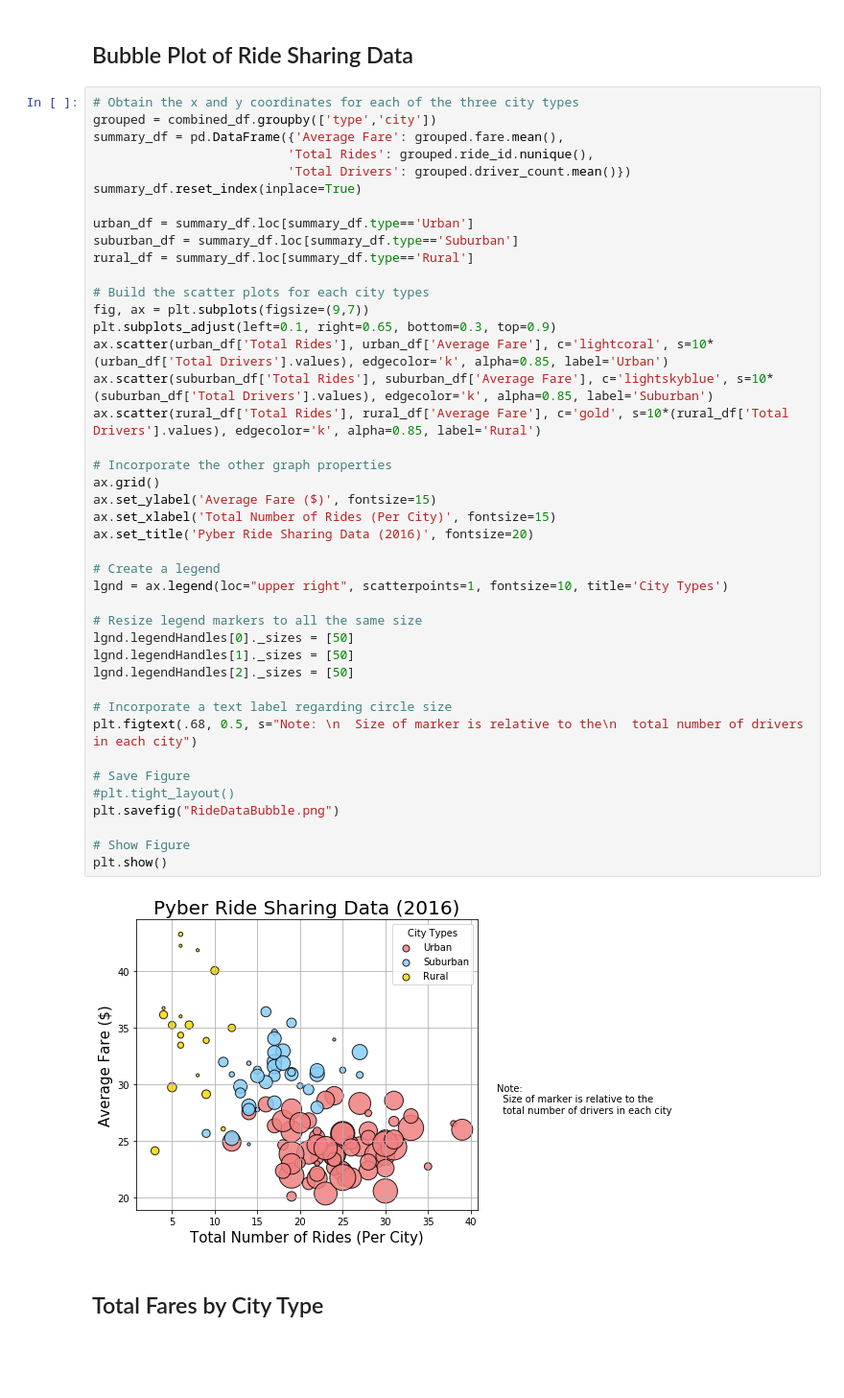
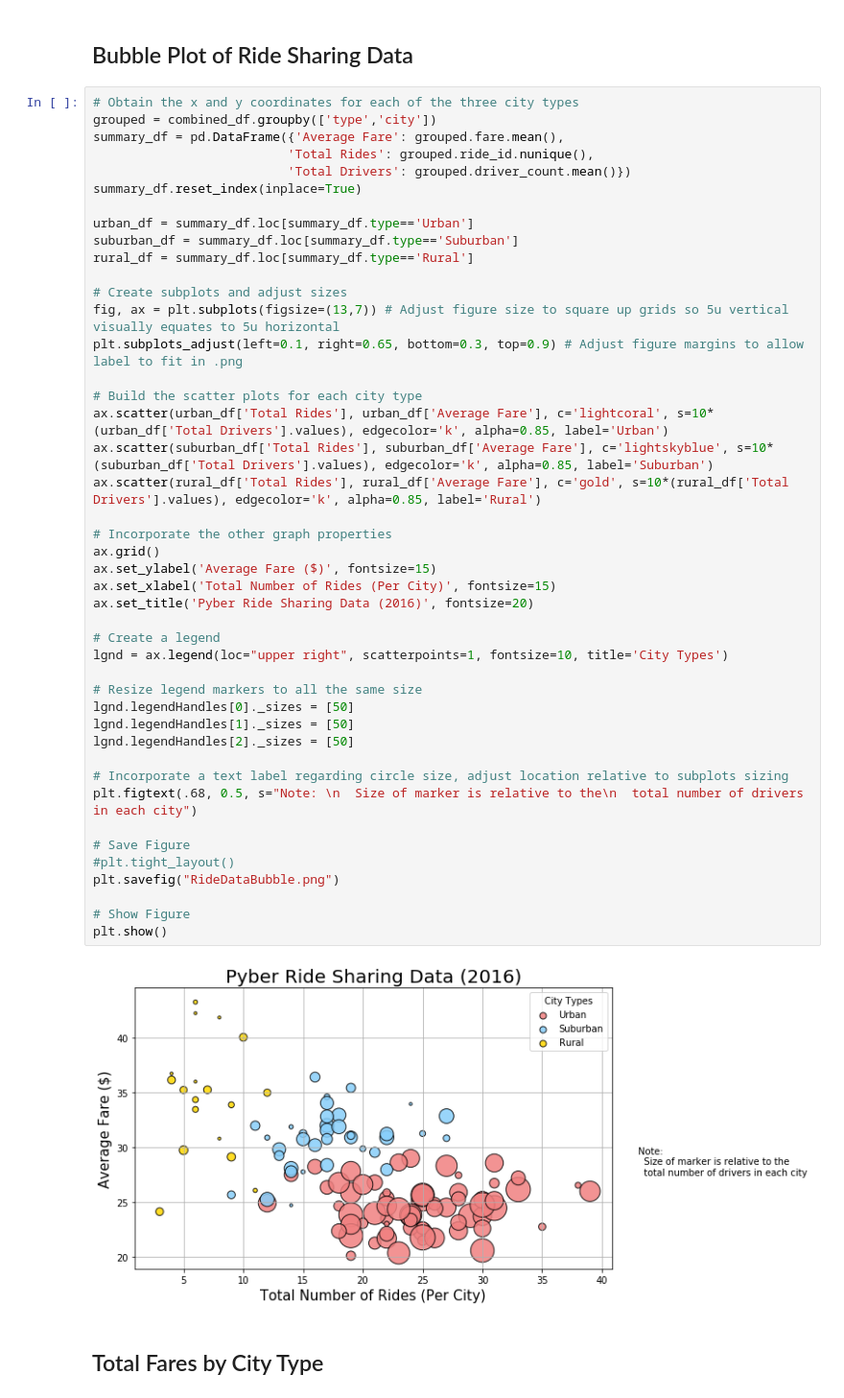
Before and after one commit to Survifit/bootcamprepo, a Jupyter notebook: Homework5/Howard_Hwk5_pyber.ipynb, the cells around one changed output. Shown at 96% size. Drawn from its saved outputs; the diff is of its cells as text; blank space fills up the shorter version.

```diff
--- a/Homework5/Howard_Hwk5_pyber.ipynb
+++ b/Homework5/Howard_Hwk5_pyber.ipynb
@@ -39,38 +51,40 @@ urban_df = summary_df.loc[summary_df.type=='Urban']
 suburban_df = summary_df.loc[summary_df.type=='Suburban']
 rural_df = summary_df.loc[summary_df.type=='Rural']
 
-# Build the scatter plots for each city types
-fig, ax = plt.subplots(figsize=(9,7))
-plt.subplots_adjust(left=0.1, right=0.65, bottom=0.3, top=0.9)
+# Create subplots and adjust sizes
+fig, ax = plt.subplots(figsize=(13,7)) # Adjust figure size to square up grids so 5u vertical visually equates to 5u horizontal
+plt.subplots_adjust(left=0.1, right=0.65, bottom=0.3, top=0.9) # Adjust figure margins to allow label to fit in .png
+
+# Build the scatter plots for each city type
 ax.scatter(urban_df['Total Rides'], urban_df['Average Fare'], c='lightcoral', s=10*(urban_df['Total Drivers'].values), edgecolor='k', alpha=0.85, label='Urban')
 ax.scatter(suburban_df['Total Rides'], suburban_df['Average Fare'], c='lightskyblue', s=10*(suburban_df['Total Drivers'].values), edgecolor='k', alpha=0.85, label='Suburban')
 ax.scatter(rural_df['Total Rides'], rural_df['Average Fare'], c='gold', s=10*(rural_df['Total Drivers'].values), edgecolor='k', alpha=0.85, label='Rural')
 
 # Incorporate the other graph properties
 ax.grid()
 ax.set_ylabel('Average Fare ($)', fontsize=15)
 ax.set_xlabel('Total Number of Rides (Per City)', fontsize=15)
 ax.set_title('Pyber Ride Sharing Data (2016)', fontsize=20)
 
 # Create a legend
 lgnd = ax.legend(loc="upper right", scatterpoints=1, fontsize=10, title='City Types')
 
 # Resize legend markers to all the same size
 lgnd.legendHandles[0]._sizes = [50]
 lgnd.legendHandles[1]._sizes = [50]
 lgnd.legendHandles[2]._sizes = [50]
 
-# Incorporate a text label regarding circle size
+# Incorporate a text label regarding circle size, adjust location relative to subplots sizing
 plt.figtext(.68, 0.5, s="Note: \n  Size of marker is relative to the\n  total number of drivers in each city")
 
 # Save Figure
 #plt.tight_layout()
 plt.savefig("RideDataBubble.png")
 
 # Show Figure
 plt.show()
 # %% [output]
-[figure, old version]
+[figure, new version]
 # %% [markdown]
 ## Total Fares by City Type
 # %%
```
Also changed, not shown: parts of 2 cells of this notebook, 1 other file.
